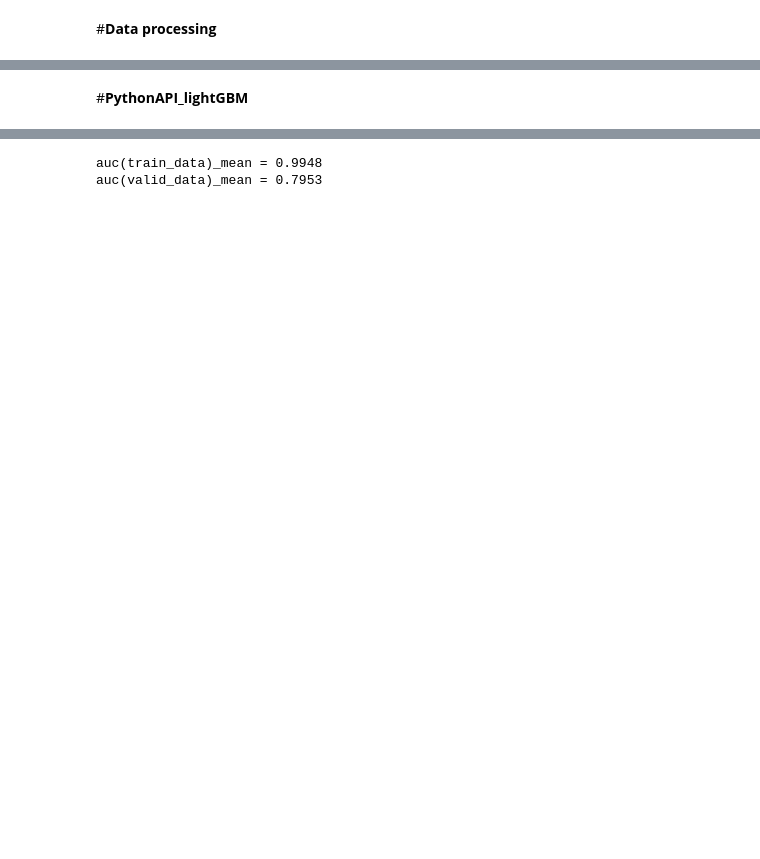
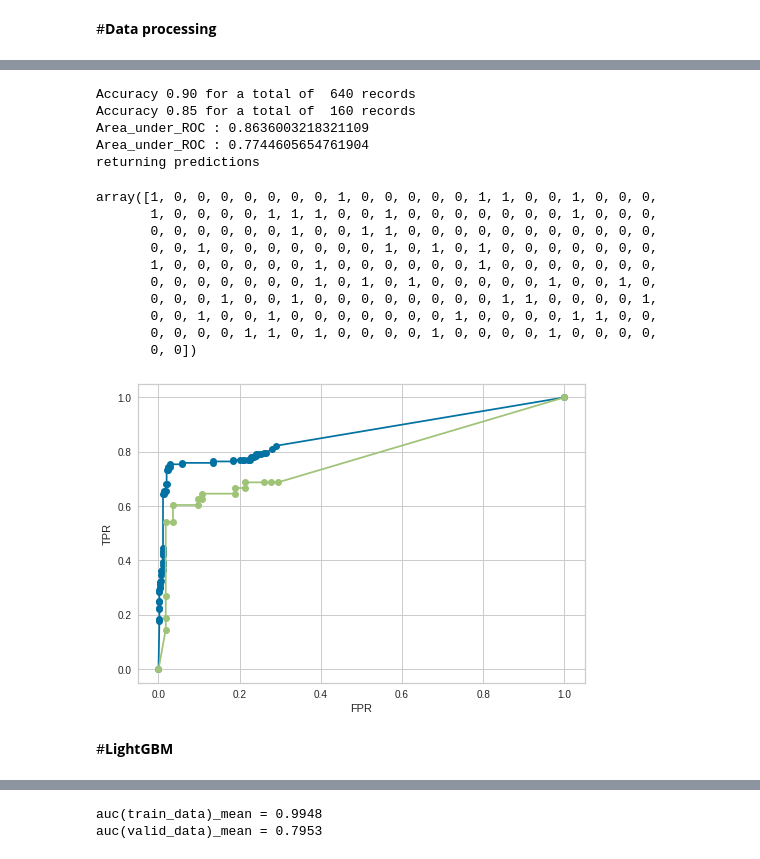
Before and after one commit to ykitaguchi77/Kaggle, a Jupyter notebook: Bunkruptcy-prediction.ipynb, the cells around one changed output, grey strips where cells are left out. Saved outputs shown, nothing was run; the diff lists cells and outputs as text; code cells hidden in the pictures; blank space fills up the shorter version.

```diff
--- a/Bunkruptcy-prediction.ipynb
+++ b/Bunkruptcy-prediction.ipynb
@@ -310,3 +412,8 @@ category_list = X.columns[X.dtypes=='category'].values.tolist()
 
 # standardize testset
 test_df = test_df.apply(scipy.stats.zscore, axis=0)
+# %%
+#Split the data
+from sklearn.model_selection import train_test_split
+x_train, x_val, y_train, y_val = train_test_split(X, y, test_size = 0.2)
+x_train.shape
@@ -312,0 +447,11 @@ test_df = test_df.apply(scipy.stats.zscore, axis=0)
+# %%
+#Define training
+batch_size = 50
+num_epochs = 100
+learning_rate = 0.01
+batch_no = len(x_train) // batch_size
+
+#define loss function and optimizer
+#Adam is a specific flavor of gradient decent which is typically better
+optimizer = torch.optim.Adam(net.parameters(), lr=learning_rate)
+criterion = nn.CrossEntropyLoss()
@@ -312,0 +935,62 @@ test_df = test_df.apply(scipy.stats.zscore, axis=0)
+# %%
+from sklearn.metrics import confusion_matrix, accuracy_score, precision_score, recall_score, f1_score, roc_curve, roc_auc_score
+
+#This is a little bit tricky to get the resulting prediction.
+def calculate_accuracy(x,y=[]):
+  # Evaluate the model with the test set.
+  test_var = Variable(torch.FloatTensor(x), requires_grad=True)
+  with torch.no_grad():
+      output = net(test_var) #This outputs the probability for each class.
+  values, labels = torch.max(output, 1)
+  if len(y) != 0:
+      num_right = np.sum(labels.data.numpy() == y)
+      print('Accuracy {:.2f}'.format(num_right / len(y)), "for a total of ", len(y), "records")
+  else:
+      print("returning predictions")
+      return labels.data.numpy()
+
+def calculate_roc(x, y=[]):
+  labels, probs = [], []
+  # Evaluate the model with the test set.
+  test_var = Variable(torch.FloatTensor(x), requires_grad=True)
+  with torch.no_grad():
+      output = net(test_var) #This outputs the probability for each class.
+      prob = nn.Softmax(dim=1)(output) #calculate probalility
+  labels = y
+  probs = [i[1] for i in prob]
+  fpr, tpr, thresholds = roc_curve(labels, probs)
+  plt.plot(fpr, tpr, marker='o')
+  plt.xlabel('FPR')
+  plt.ylabel('TPR')
+  plt.grid()
+  print(f'Area_under_ROC : {roc_auc_score(labels, probs)}')
+  #plt.savefig('plots/roc_curve.png')
+
+# Check out the accuracy.
+calculate_accuracy(x_train, y_train)
+calculate_accuracy(x_val, y_val)
+calculate_roc(x_train, y_train)
+calculate_roc(x_val, y_val)
+
+predictions=calculate_accuracy(test_df.iloc[:,0:20].values)
+len(predictions)
+predictions
+# %% [output]
+Accuracy 0.90 for a total of  640 records
+Accuracy 0.85 for a total of  160 records
+Area_under_ROC : 0.8636003218321109
+Area_under_ROC : 0.7744605654761904
+returning predictions
+array([1, 0, 0, 0, 0, 0, 0, 0, 1, 0, 0, 0, 0, 0, 1, 1, 0, 0, 1, 0, 0, 0,
+       1, 0, 0, 0, 0, 1, 1, 1, 0, 0, 1, 0, 0, 0, 0, 0, 0, 0, 1, 0, 0, 0,
+       0, 0, 0, 0, 0, 0, 1, 0, 0, 1, 1, 0, 0, 0, 0, 0, 0, 0, 0, 0, 0, 0,
+       0, 0, 1, 0, 0, 0, 0, 0, 0, 0, 1, 0, 1, 0, 1, 0, 0, 0, 0, 0, 0, 0,
+       1, 0, 0, 0, 0, 0, 0, 1, 0, 0, 0, 0, 0, 0, 1, 0, 0, 0, 0, 0, 0, 0,
+       0, 0, 0, 0, 0, 0, 0, 1, 0, 1, 0, 1, 0, 0, 0, 0, 0, 1, 0, 0, 1, 0,
+       0, 0, 0, 1, 0, 0, 1, 0, 0, 0, 0, 0, 0, 0, 0, 1, 1, 0, 0, 0, 0, 1,
+       0, 0, 1, 0, 0, 1, 0, 0, 0, 0, 0, 0, 0, 1, 0, 0, 0, 0, 1, 1, 0, 0,
+       0, 0, 0, 0, 1, 1, 0, 1, 0, 0, 0, 0, 1, 0, 0, 0, 0, 1, 0, 0, 0, 0,
+       0, 0])
+[figure, added]
+# %% [markdown]
+#**LightGBM**
@@ -410,6 +1112,4 @@ def metrics(preds, data): #複数onにすると、複数の指標でearly stoppi
         aucroc(preds, data),
         #prroc(preds, data), #これはうまくいかない
     ]
-# %% [markdown]
-#**PythonAPI_lightGBM**
 # %%
```
Also changed, not shown: parts of 31 cells of this notebook.
